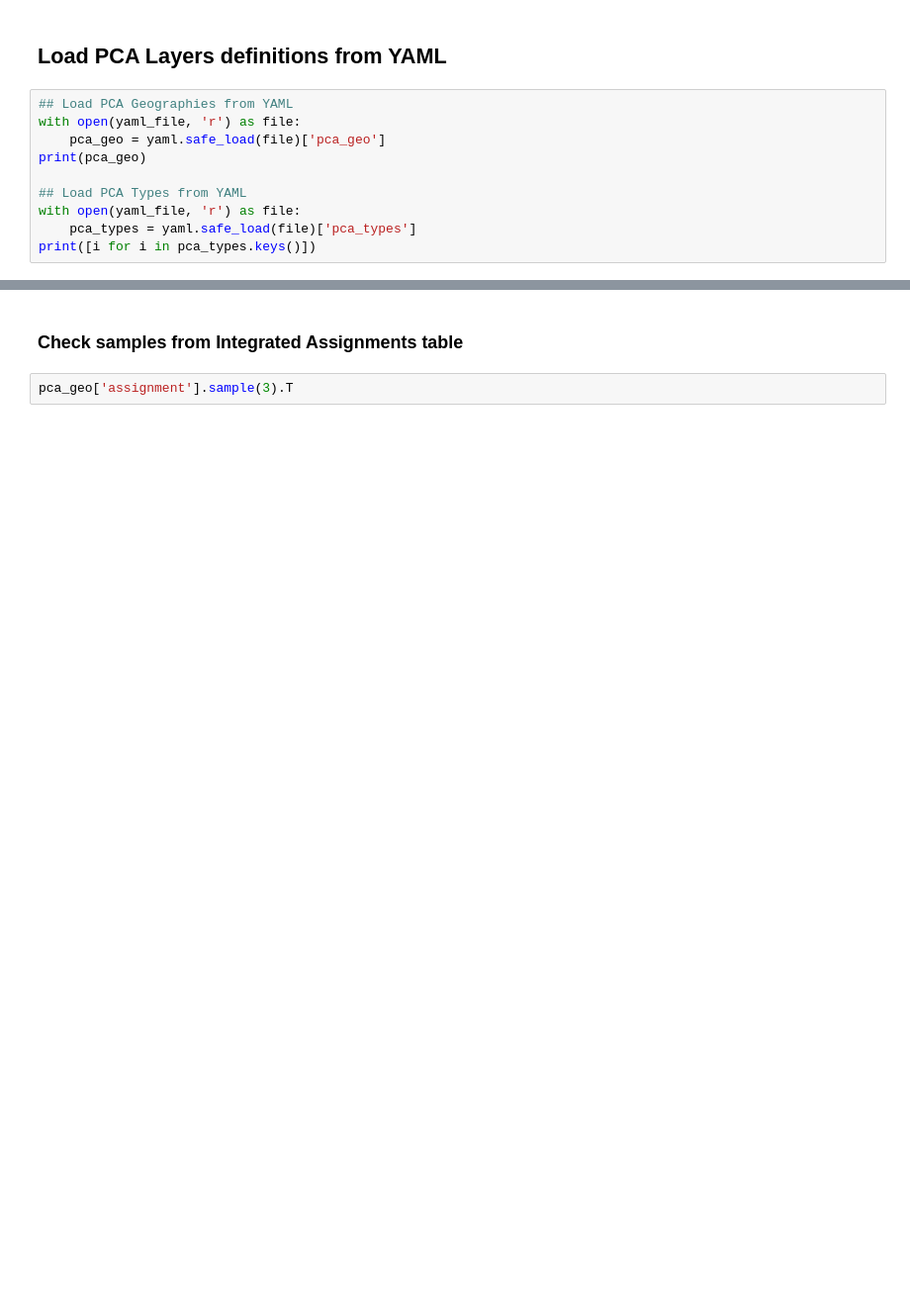
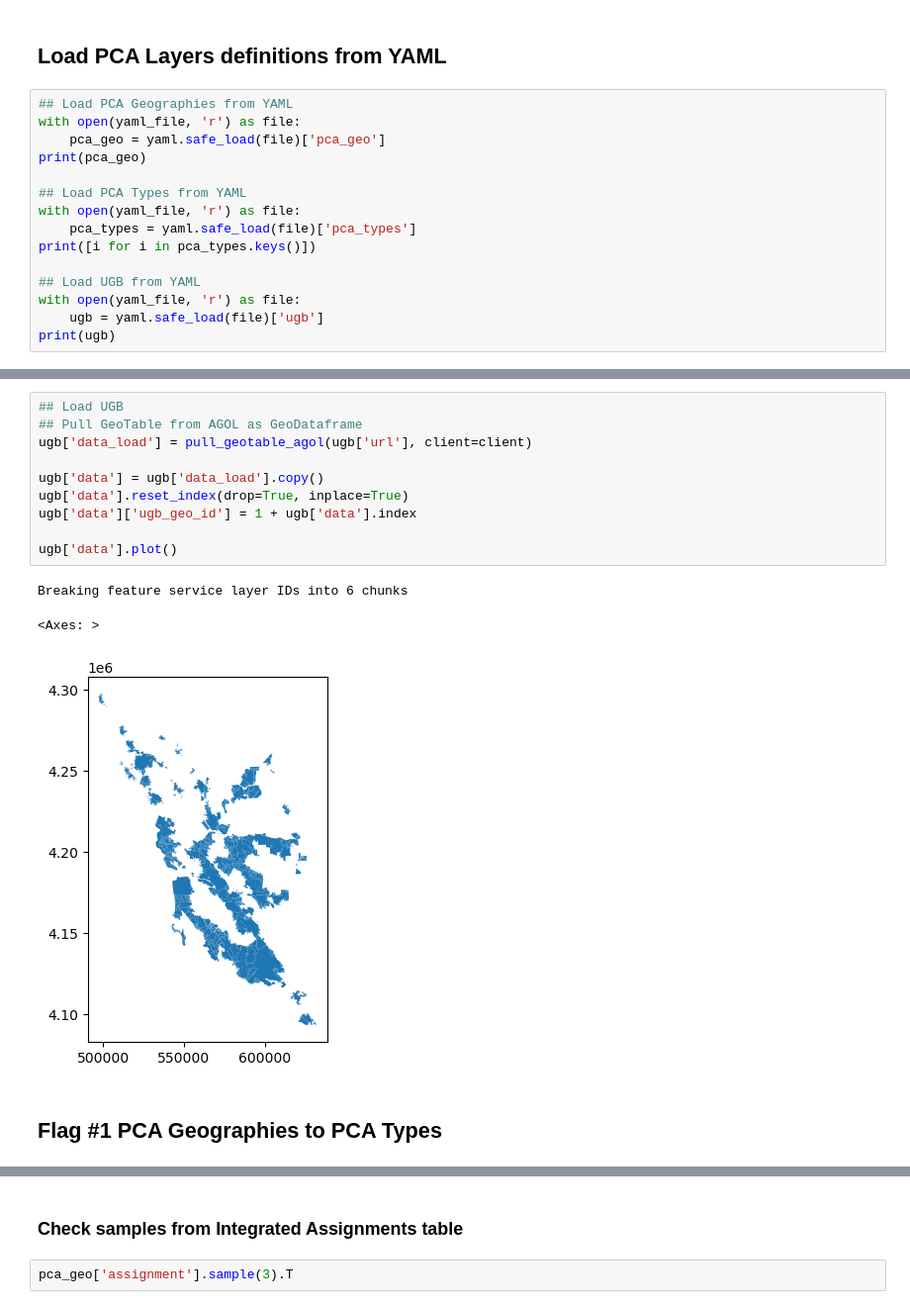
Before and after one commit to BayAreaMetro/PCA-Refresh, a Jupyter notebook: pca_flags.ipynb, the cells around one changed output, grey strips where cells are left out. Shown at 99% size. Saved outputs shown, nothing was run; the diff lists cells and outputs as text; blank space fills up the shorter version.

```diff
--- a/pca_flags.ipynb
+++ b/pca_flags.ipynb
@@ -78,6 +138,11 @@ print(pca_geo)
 with open(yaml_file, 'r') as file:
     pca_types = yaml.safe_load(file)['pca_types']
 print([i for i in pca_types.keys()])
+
+## Load UGB from YAML
+with open(yaml_file, 'r') as file:
+    ugb = yaml.safe_load(file)['ugb']
+print(ugb)
 # %% [output]
 {'name': 'PCA Geographies', 'agol': 'https://www.arcgis.com/home/item.html?id=8f4a98b1bb32402db22ba7379ea062a9', 'url': 'https://services3.arcgis.com/i2dkYWmb4wHvYPda/arcgis/rest/services/PBA50_PCA_Po ...
 ['natural_land', 'working_land', 'urban_greening', 'recreation', 'climate_adaptation']
@@ -130 +179,17 @@ Data loaded successfully
+# %%
+## Load UGB
+## Pull GeoTable from AGOL as GeoDataframe
+ugb['data_load'] = pull_geotable_agol(ugb['url'], client=client)
+
+ugb['data'] = ugb['data_load'].copy()
+ugb['data'].reset_index(drop=True, inplace=True)
+ugb['data']['ugb_geo_id'] = 1 + ugb['data'].index
+
+ugb['data'].plot()
+# %% [output]
+Breaking feature service layer IDs into 6 chunks
+<Axes: >
+[figure, added]
+# %% [markdown]
+## Flag #1 PCA Geographies to PCA Types
 # %% [markdown]
```
Also changed, not shown: parts of 31 cells of this notebook, 3 other files.
